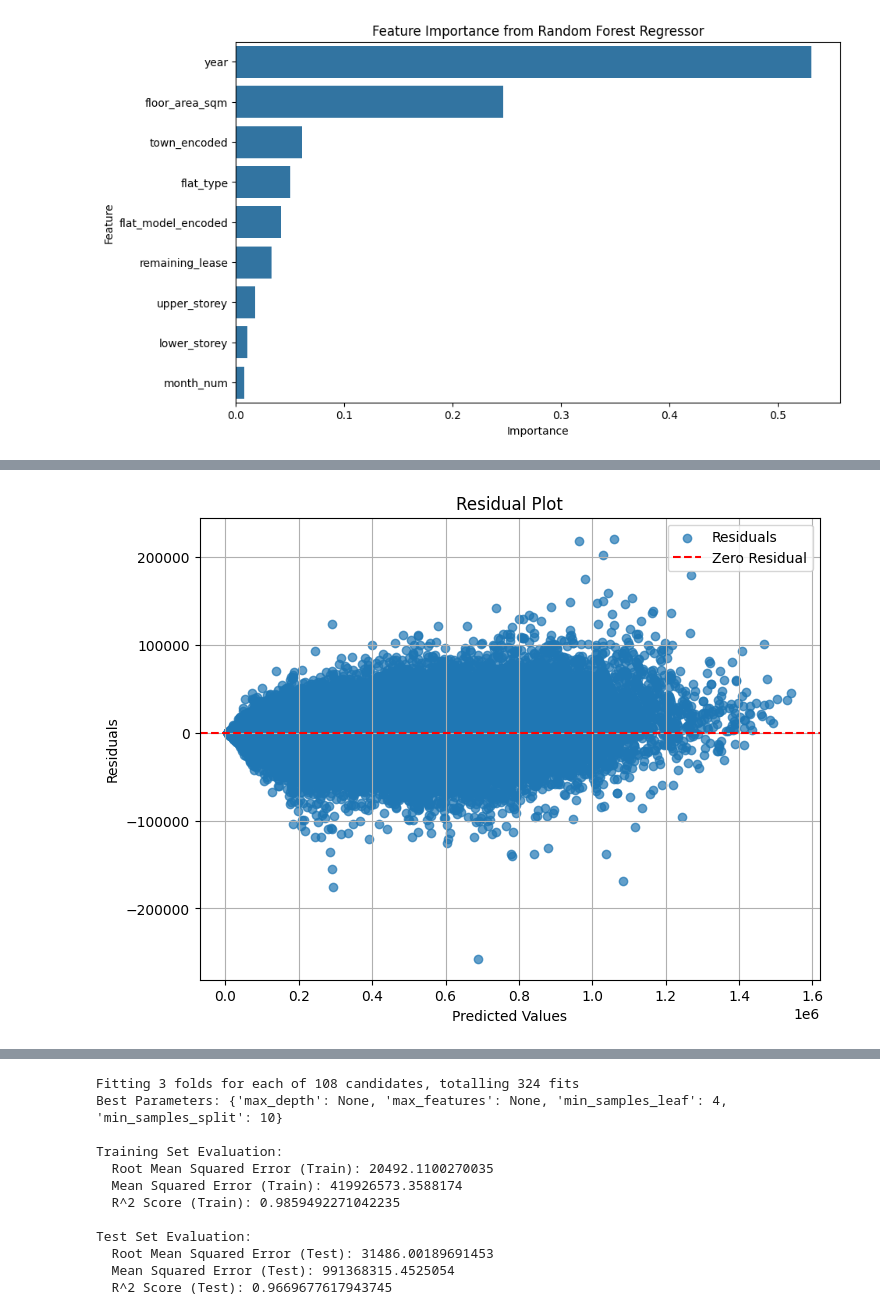
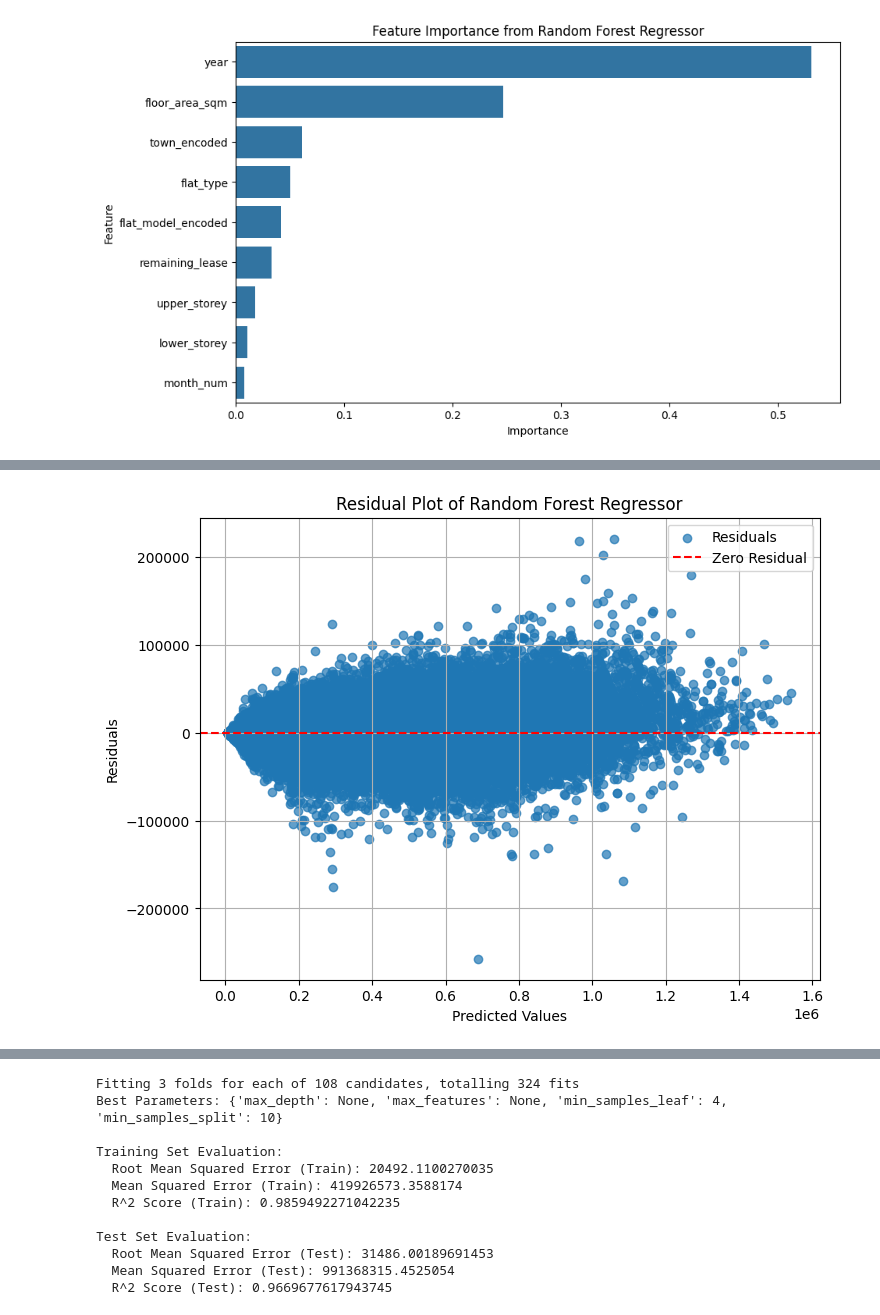
Before and after one commit to Zimmy313/HDB_HousingPrice_ML_Project, a Jupyter notebook: src/Random Forest + Decision Tree.ipynb, the cells around one changed output, grey strips where cells are left out. Saved outputs shown, nothing was run; the diff lists cells and outputs as text; code cells hidden in the pictures.

```diff
--- a/src/Random Forest + Decision Tree.ipynb
+++ b/src/Random Forest + Decision Tree.ipynb
@@ -260,16 +261,16 @@ plt.show()
 # %%
 y_train = y_train.squeeze()  # Converts single-column DataFrame to Series
 train_residuals = y_train - y_train_pred
 
 # Plot residuals
 plt.figure(figsize=(8, 6))
 plt.scatter(y_train_pred, train_residuals, alpha=0.7, label='Residuals')
 plt.axhline(0, color='red', linestyle='--', label='Zero Residual')
-plt.title('Residual Plot')
+plt.title('Residual Plot of Random Forest Regressor')
 plt.xlabel('Predicted Values')
 plt.ylabel('Residuals')
 plt.grid(True)
 plt.legend()
 plt.show()
 # %% [output]
-[figure, old version]
+[figure, new version]
```
Also changed, not shown: parts of 27 cells of this notebook.
